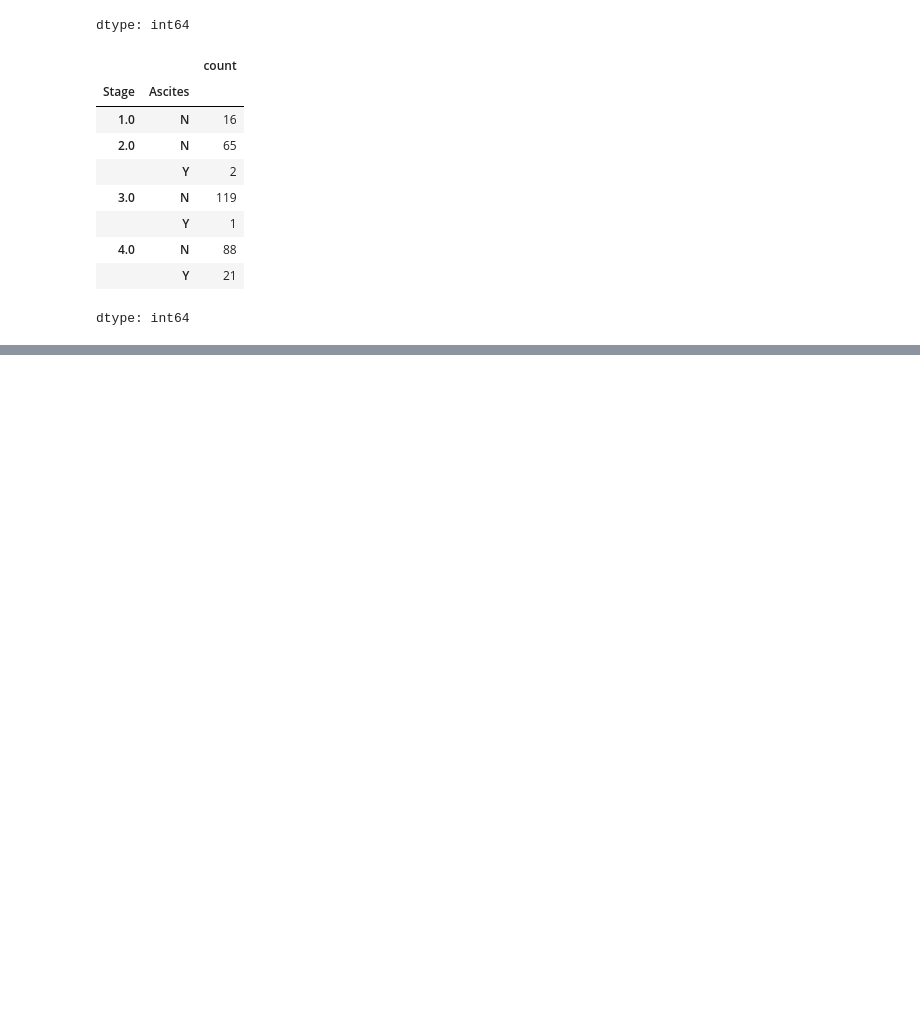
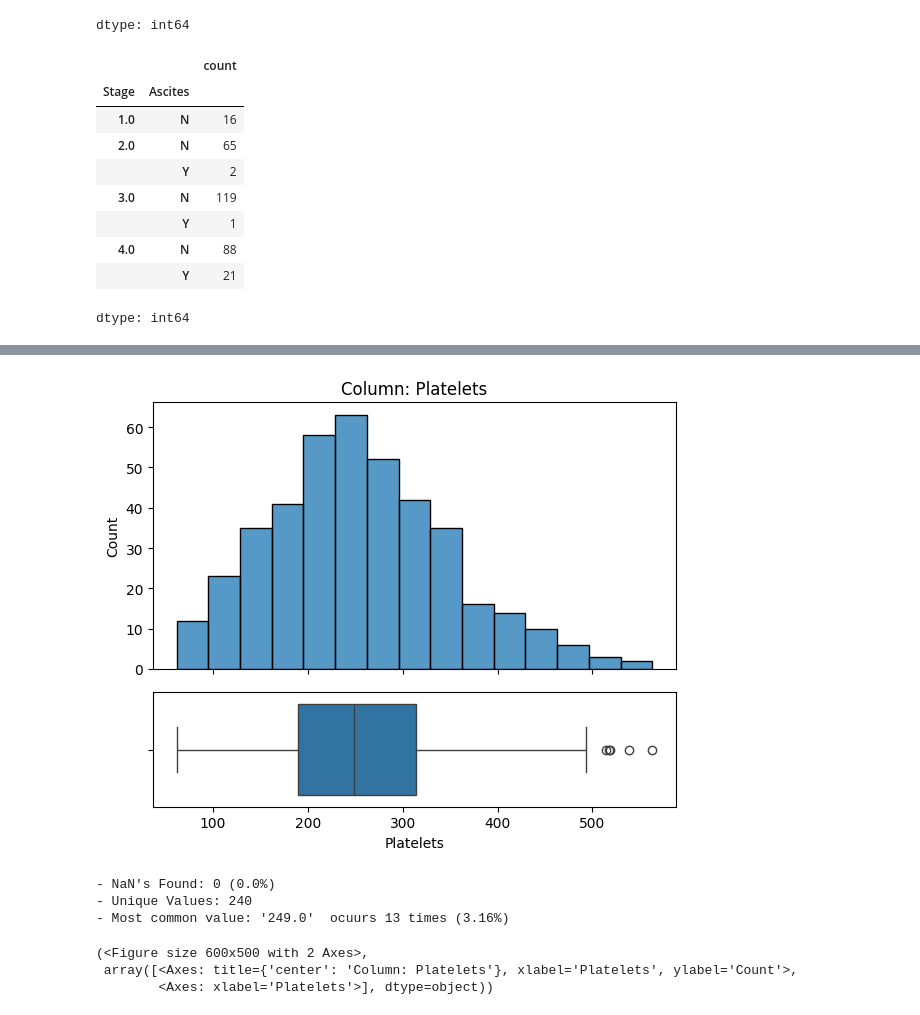
Before and after one commit to Areej73/pbc-liver-cirrhosis-dataset, a Jupyter notebook: Cirrhosis_Prediction_Dataset.ipynb, the cells around one changed output, grey strips where cells are left out. Cells and saved outputs as stored; diff of their text form; code cells hidden in the pictures; blank space fills up the shorter version.

```diff
--- a/Cirrhosis_Prediction_Dataset.ipynb
+++ b/Cirrhosis_Prediction_Dataset.ipynb
@@ -513,0 +575,10 @@ df['Ascites'] = df.groupby('Stage')['Ascites'].transform(lambda x: x.fillna(x.mo
+# %%
+explore_numeric(df, 'Platelets' )
+# %% [output]
+[figure, added]
+- NaN's Found: 0 (0.0%)
+- Unique Values: 240
+- Most common value: '249.0'  ocuurs 13 times (3.16%)
+(<Figure size 600x500 with 2 Axes>,
+ array([<Axes: title={'center': 'Column: Platelets'}, xlabel='Platelets', ylabel='Count'>,
+        <Axes: xlabel='Platelets'>], dtype=object))
```
Also changed, not shown: parts of 48 cells of this notebook.
